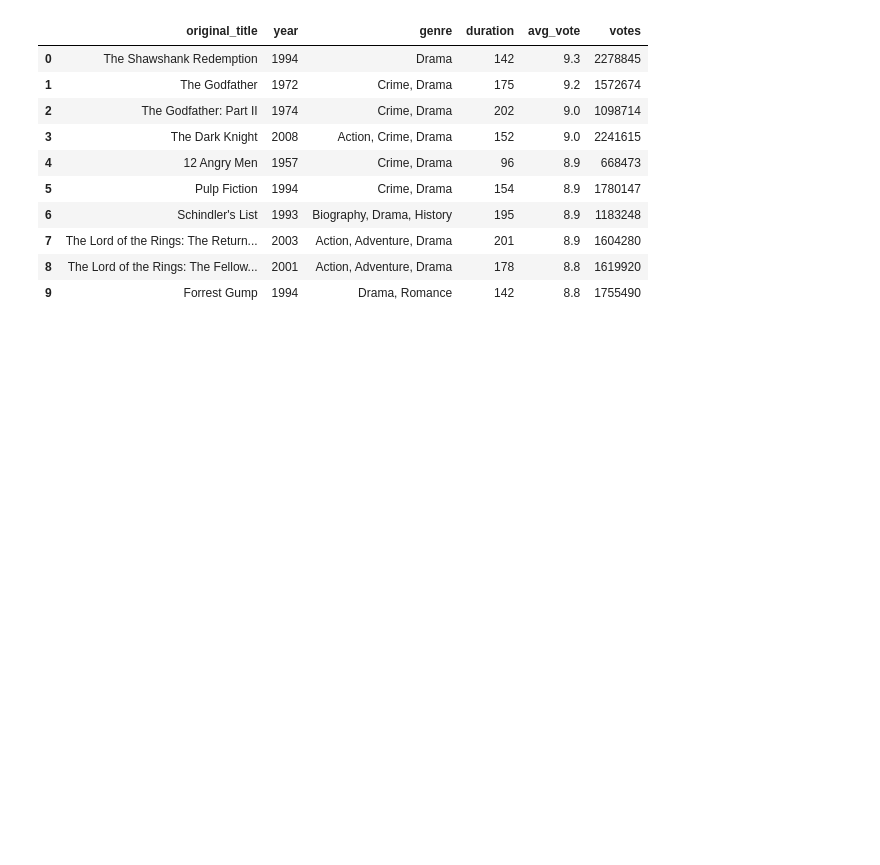
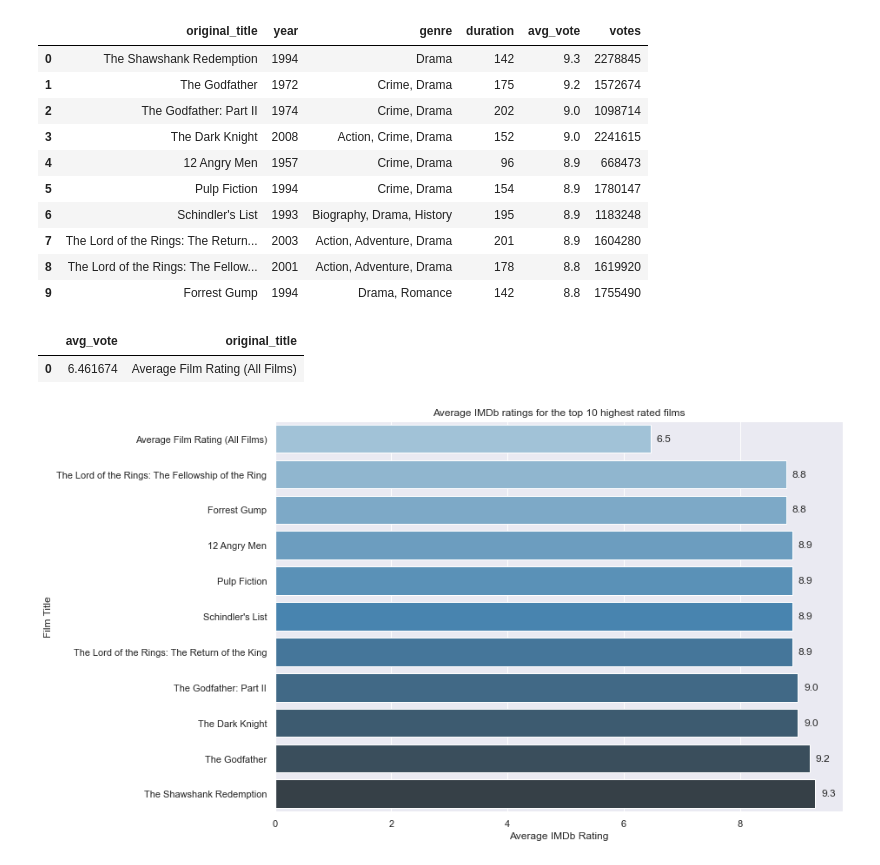
Before and after one commit to AlexBeaty/IMDb_analysis, a Jupyter notebook: IMDb_analysis.ipynb, the cells around one changed output. Cells and saved outputs as stored; diff of their text form; code cells hidden in the pictures; blank space fills up the shorter version.

```diff
--- a/IMDb_analysis.ipynb
+++ b/IMDb_analysis.ipynb
@@ -46,6 +47,7 @@ def query_db(query, params):
 __*Where to start?*__
 <br>Lets first take a look at the 10 highest rated films as a starting point.
 # %%
+# The top 10 highest rated films with restrictions
 top_10_query = '''
     select original_title, year, genre, duration, avg_vote, votes
     from movies
@@ -54,8 +56,8 @@ top_10_query = '''
     limit 10;
 '''
 
-df = query_db(top_10_query, params)
-df
+df_top_10 = query_db(top_10_query, params)
+df_top_10
 # %% [output]
 |  | original_title | year | genre | duration | avg_vote | votes |
 | 0 | The Shawshank Redemption | 1994 | Drama | 142 | 9.3 | 2278845 |
@@ -68,3 +70,38 @@ df
 | 7 | The Lord of the Rings: The Return... | 2003 | Action, Adventure, Drama | 201 | 8.9 | 1604280 |
 | 8 | The Lord of the Rings: The Fellow... | 2001 | Action, Adventure, Drama | 178 | 8.8 | 1619920 |
 | 9 | Forrest Gump | 1994 | Drama, Romance | 142 | 8.8 | 1755490 |
+# %%
+# Average rating across all films with restrictions
+avg_rat_query = '''
+    select avg(avg_vote) as avg_vote
+    from movies
+    where language like '%English%' and votes > 5000
+'''
+
+# adding original_title field to result for later joining with other df
+df_avg_rat = query_db(avg_rat_query, params)
+df_avg_rat['original_title'] = 'Average Film Rating (All Films)'
+df_avg_rat
+# %% [output]
+|  | avg_vote | original_title |
+| 0 | 6.461674 | Average Film Rating (All Films) |
+# %%
+# join avg film rating to top 10 ratings and display as bar chart
+df_rat_graph = df_top_10[['original_title', 'avg_vote']]
+df_rat_graph = df_rat_graph.append(df_avg_rat, ignore_index=True)
+df_rat_graph = df_rat_graph.sort_values(by=['avg_vote'])
+
+sns.set_theme(style='whitegrid')
+sns.set(rc={'figure.figsize':(11.7,8.27)})
+ax = sns.barplot(data=df_rat_graph, y='original_title', x='avg_vote', palette='Blues_d')
+for p in ax.patches:
+    height = p.get_height() # height of each horizontal bar is the same
+    width = p.get_width() # width (average number of passengers)
+    # adding text to each bar
+    ax.text(x = width+0.1, # x-coordinate position of data label, padded 3 to right of bar
+    y = p.get_y()+(height/2), # # y-coordinate position of data label, padded to be in the middle of the bar
+    s = '{:.1f}'.format(width), # data label, formatted to ignore decimals
+    va = 'center') # sets vertical alignment (va) to center
+ax.set(ylabel='Film Title', xlabel='Average IMDb Rating', title='Average IMDb ratings for the top 10 highest rated films');
+# %% [output]
+[figure, added]
```
Also changed, not shown: parts of 2 cells of this notebook.
